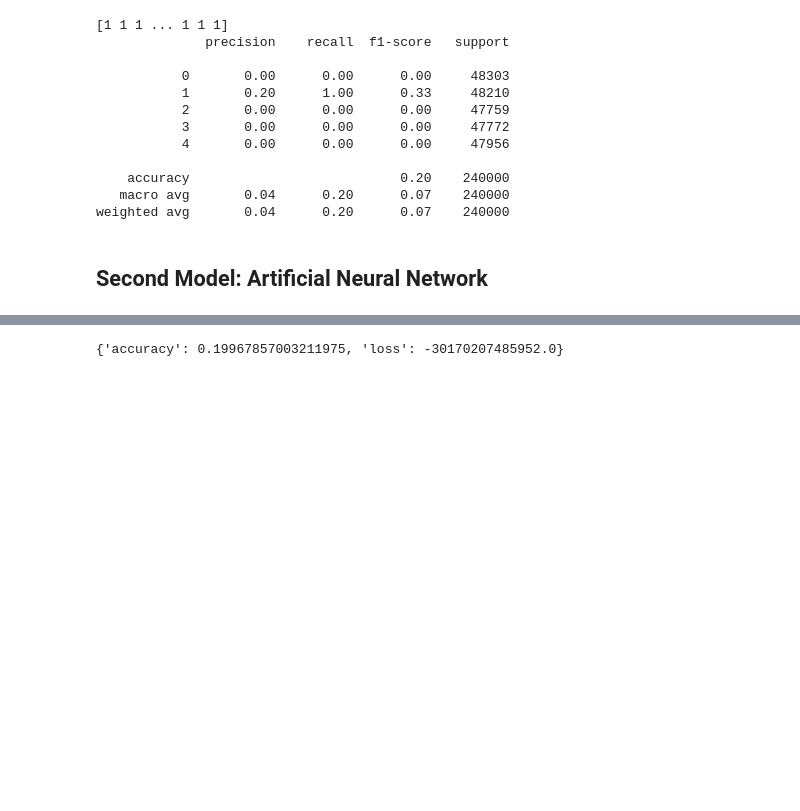
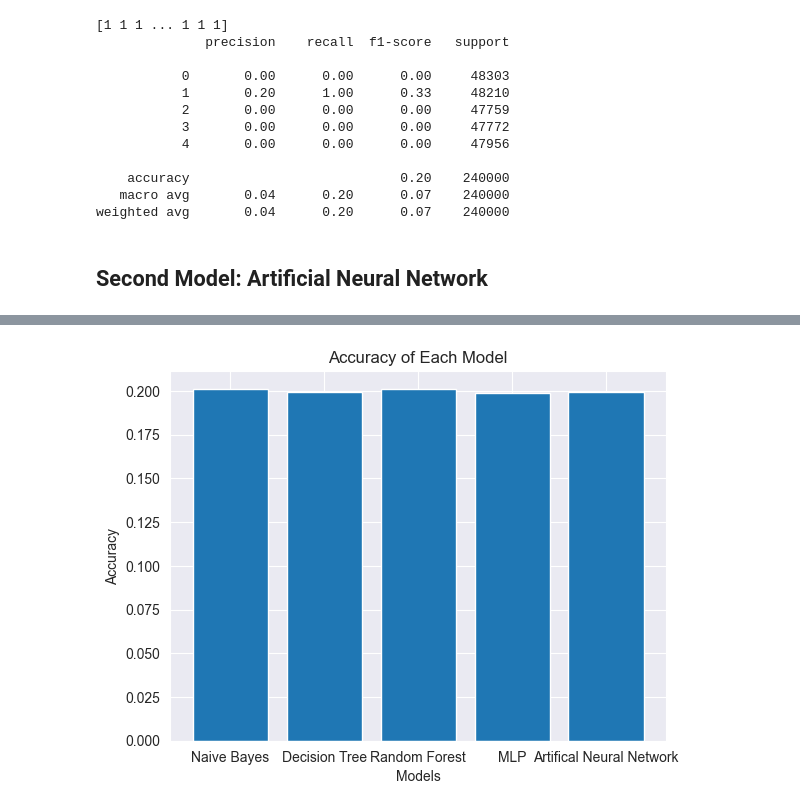
Before and after one commit to hodge-py/Coding_assignments, a Jupyter notebook: Information and Networking Security/CourseProject/malware.ipynb, the cells around one changed output, grey strips where cells are left out. Drawn from its saved outputs; the diff is of its cells as text; code cells hidden in the pictures; blank space fills up the shorter version.

```diff
--- a/Information and Networking Security/CourseProject/malware.ipynb
+++ b/Information and Networking Security/CourseProject/malware.ipynb
@@ -228,6 +229,7 @@ mld3.fit(X_train, y_train)
 DecisionTreeClassifier(random_state=2)
 # %%
 print(f"Mean Accuracy: {mld3.score(X_test, y_test)}")
+acur2 = mld3.score(X_test, y_test)
 # %% [output]
 Mean Accuracy: 0.1994
 # %%
@@ -258,6 +260,7 @@ from sklearn.ensemble import RandomForestClassifier
 clf = RandomForestClassifier(max_depth=2, random_state=0)
 clf.fit(X_train, y_train)
 print(f"Mean Accuracy {clf.score(X_test, y_test)}")
+acur3 = clf.score(X_test, y_test)
 # %% [output]
 Mean Accuracy 0.20127083333333334
 # %%
@@ -291,4 +294,5 @@ from sklearn.neural_network import MLPClassifier
 Nmld = MLPClassifier()
 Nmld.fit(X_train, y_train)
 print(f"Mean Accuracy: {Nmld.score(X_test, y_test)}")
+acur4 = Nmld.score(X_test, y_test)
 # %% [output]
@@ -368,5 +371,14 @@ Model: "sequential_1"
  Optimizer params: 328 (1.29 KB)
 # %%
 ann.get_metrics_result()
+acur5 = ann.get_metrics_result()['accuracy']
-# %% [output]
-{'accuracy': 0.19967857003211975, 'loss': -30170207485952.0}
+# %%
+barArr = np.array([acur1,acur2,acur3,acur4,acur5])
+barNames = ['Naive Bayes',"Decision Tree","Random Forest","MLP","Artifical Neural Network"]
+plt.bar(barNames,barArr)
+plt.title("Accuracy of Each Model")
+plt.xlabel("Models")
+plt.ylabel("Accuracy")
+plt.show()
+# %% [output]
+[figure, added]
```
Also changed, not shown: parts of 6 cells of this notebook.
